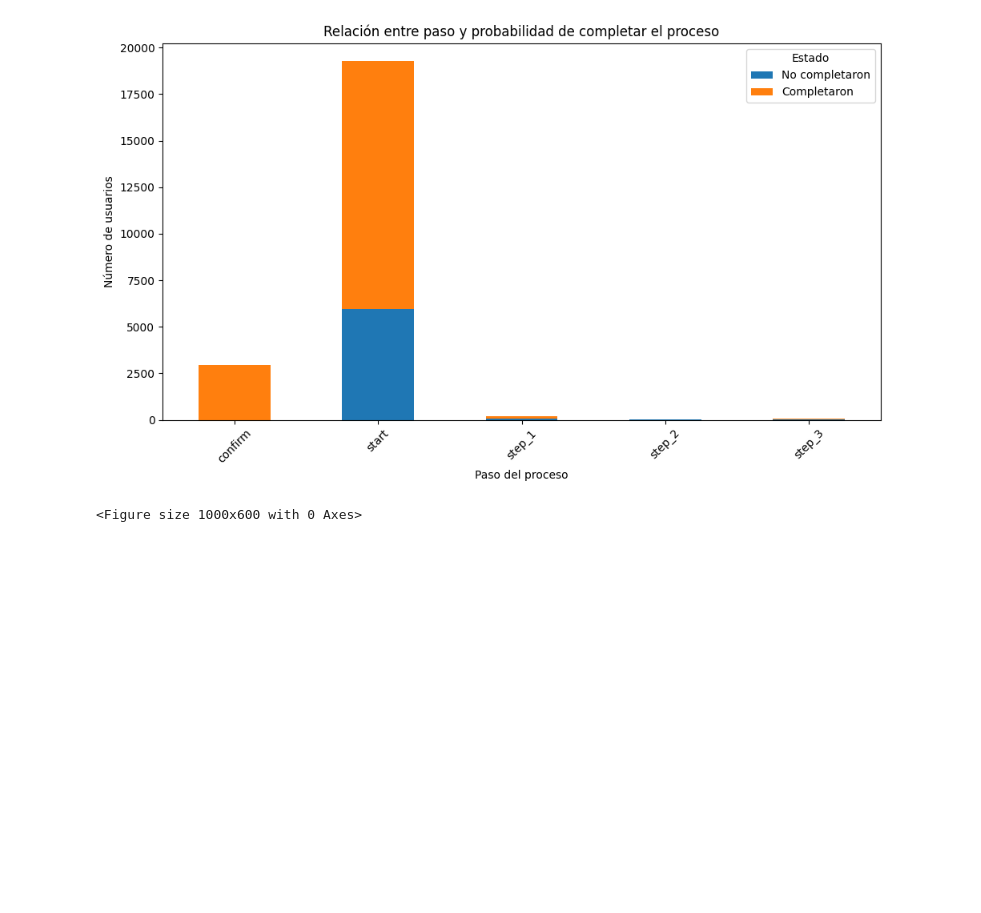
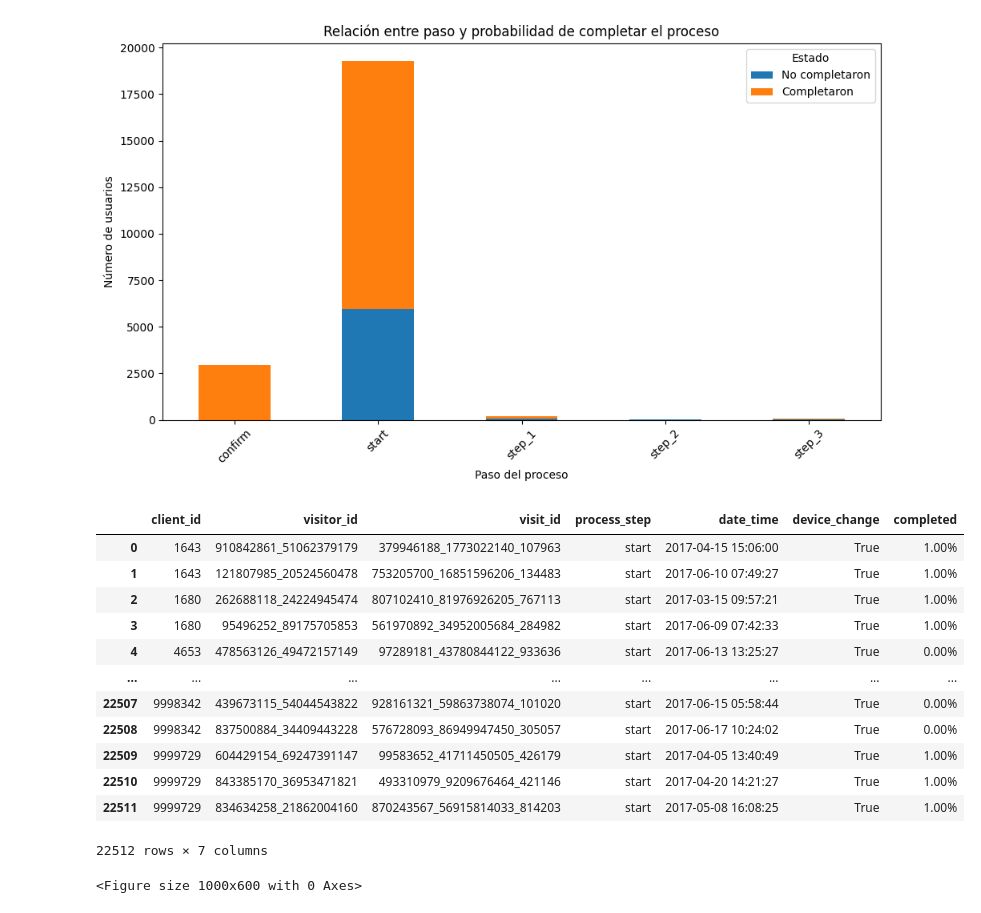
Before and after one commit to GemaVNZ/vanguard-ab-test, a Jupyter notebook: 01_DATA/2_dispositivos.ipynb, the cells around one changed output. Drawn from its saved outputs; the diff is of its cells as text; code cells hidden in the pictures; blank space fills up the shorter version.

```diff
--- a/01_DATA/2_dispositivos.ipynb
+++ b/01_DATA/2_dispositivos.ipynb
@@ -180,6 +197,22 @@ plt.tight_layout()
 plt.show()
 # %% [output]
 [figure]
+# %%
+completion_status
+# %% [output]
+|  | client_id | visitor_id | visit_id | process_step | date_time | device_change | completed |
+| 0 | 1643 | 910842861_51062379179 | 379946188_1773022140_107963 | start | 2017-04-15 15:06:00 | True | 1.00% |
+| 1 | 1643 | 121807985_20524560478 | 753205700_16851596206_134483 | start | 2017-06-10 07:49:27 | True | 1.00% |
+| 2 | 1680 | 262688118_24224945474 | 807102410_81976926205_767113 | start | 2017-03-15 09:57:21 | True | 1.00% |
+| 3 | 1680 | 95496252_89175705853 | 561970892_34952005684_284982 | start | 2017-06-09 07:42:33 | True | 1.00% |
+| 4 | 4653 | 478563126_49472157149 | 97289181_43780844122_933636 | start | 2017-06-13 13:25:27 | True | 0.00% |
+| ... | ... | ... | ... | ... | ... | ... | ... |
+| 22507 | 9998342 | 439673115_54044543822 | 928161321_59863738074_101020 | start | 2017-06-15 05:58:44 | True | 0.00% |
+| 22508 | 9998342 | 837500884_34409443228 | 576728093_86949947450_305057 | start | 2017-06-17 10:24:02 | True | 0.00% |
+| 22509 | 9999729 | 604429154_69247391147 | 99583652_41711450505_426179 | start | 2017-04-05 13:40:49 | True | 1.00% |
+| 22510 | 9999729 | 843385170_36953471821 | 493310979_9209676464_421146 | start | 2017-04-20 14:21:27 | True | 1.00% |
+| 22511 | 9999729 | 834634258_21862004160 | 870243567_56915814033_814203 | start | 2017-05-08 16:08:25 | True | 1.00% |
+22512 rows × 7 columns
 # %%
 df_web_data_ordenada['process_duration'] = df_web_data_ordenada.groupby('client_id')['date_time'].transform(lambda x: x.max() - x.min())
 df_web_data_ordenada['changed_device'] = df_web_data_ordenada['client_id'].isin(clients_cambio)
```
Also changed, not shown: parts of 7 cells of this notebook, 4 other files.
